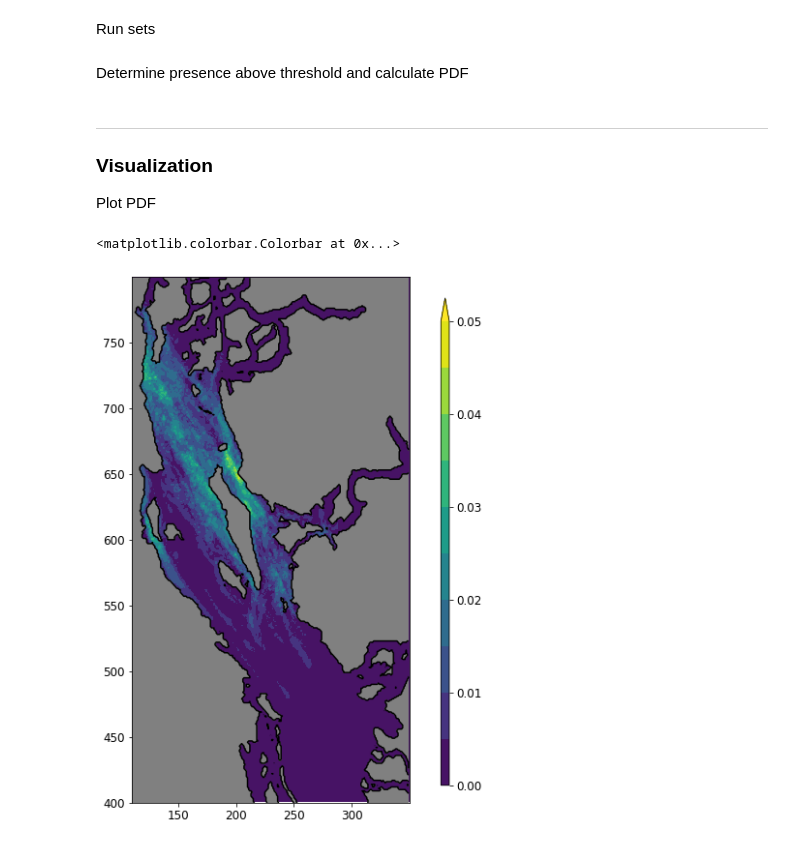
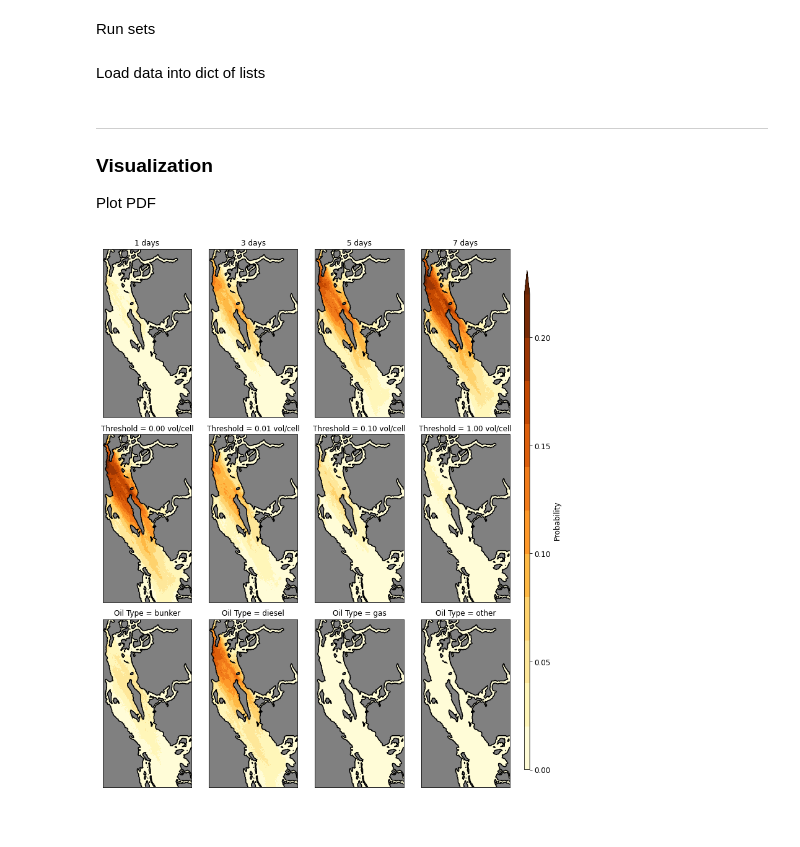
Before and after one commit to MIDOSS/Visualization, a Jupyter notebook: notebooks/viz_graham_sandbox.ipynb, the cells around one changed output. Drawn from its saved outputs; the diff is of its cells as text; code cells hidden in the pictures.

Commit message:
Updated figures in viz_graham_sandbox and added new nco scripts

```diff
--- a/notebooks/viz_graham_sandbox.ipynb
+++ b/notebooks/viz_graham_sandbox.ipynb
@@ -25,20 +27,13 @@ Parameters
 results_path = '/scratch/dlatorne/MIDOSS/runs/monte-carlo'
 
 # Slicing and plotting params
-hours = 72
 zlevel = 39
 jmin, jmax = 400, 800
 imin, imax = 110, 350
-threshold = 0
 
 # Slicing and plotting variables
 x, y = np.arange(imin, imax), np.arange(jmin, jmax)
-slc = {
-    'time': slice(None, hours),
-    'grid_z': zlevel,
-    'grid_y': slice(jmin, jmax),
-    'grid_x': slice(imin, imax),
-}
+slc = {'grid_z': zlevel, 'grid_y': slice(jmin, jmax), 'grid_x': slice(imin, imax)}
 
 # NEMO meshmask
 mask = xr.open_dataset('/home/bmoorema/MEOPAR/grid/mesh_mask201702.nc')
@@ -52,6 +47,7 @@ runsets = [
     'north_strait_2nd60',
     'north_strait_3rd150',
     'north_strait_4th122',
+    'north_strait_5th362',
 ]
 
 timestamps = [
@@ -59,10 +55,11 @@ timestamps = [
     '2021-06-12T141330',
     '2021-06-12T201317',
     '2021-06-13T143859',
+    '2021-06-14T150753',
 ]
 
-nruns = [30, 60, 150, 122]
+nruns = [30, 60, 150, 122, 362]
 # %% [markdown]
-Determine presence above threshold and calculate PDF
+Load data into dict of lists
 # %%
 # Collect individual runs across all run sets
@@ -93,16 +100,41 @@ PDF = np.concatenate(results).mean(axis=0)
 ### Visualization
 
 Plot PDF
+# %%
+ds = xr.open_dataset('/scratch/bmoorema/Results/MIDOSS_aggregated.nc')
+OilType = ds.OilType.values
 # %%
 # Plot PDF
-fig, ax = plt.subplots(figsize=(6, 10))
-c = ax.contourf(x+0.75, y+0.75, PDF, levels=np.arange(0, 0.051, 0.005), extend='max')
-ax.contourf(x, y, tmask, levels=[-0.01, 0.01], colors='Gray')
-ax.contour(x, y, tmask, levels=[-0.01, 0.01], colors='k')
-ax.set_aspect(5/4.4)
+fig, axs = plt.subplots(3, 4, figsize=(12, 16), gridspec_kw={'wspace': 0.1, 'hspace': 0.1})
 
-cax = fig.add_axes([0.92, 0.15, 0.02, 0.7])
-fig.colorbar(c, cax=cax)
+for ax, days in zip(axs[0, :], range(1, 8, 2)):
+
+    PDF = ds.OilWaterColumnOilVol_surface.sel(days=days).values.astype(bool).mean(axis=0)
+    c = ax.contourf(x+0.75, y+0.75, PDF, levels=np.arange(0, 0.221, 0.02), cmap='YlOrBr', extend='max')
+    ax.set_title(f'{days} days')
+
+for ax, threshold in zip(axs[1, :], [0, 0.01, 0.1, 1]):
+
+    PDF = (ds.OilWaterColumnOilVol_surface.sel(days=7).values > threshold).astype(bool).mean(axis=0)
+    c = ax.contourf(x+0.75, y+0.75, PDF, levels=np.arange(0, 0.221, 0.02), cmap='YlOrBr', extend='max')
+    ax.set_title(f'Threshold = {threshold:.2f} vol/cell')
+
+for ax, oiltype in zip(axs[2, :], ['bunker', 'diesel', 'gas', 'other']):
+
+    index = OilType == oiltype
+    PDF = ds.OilWaterColumnOilVol_surface.sel(days=7).values[index, ...].astype(bool).sum(axis=0) / len(index)
+    c = ax.contourf(x+0.75, y+0.75, PDF, levels=np.arange(0, 0.221, 0.02), cmap='YlOrBr', extend='max')
+    ax.set_title(f'Oil Type = {oiltype}')
+
+for ax in axs.ravel():
+    ax.contourf(x, y, tmask, levels=[-0.01, 0.01], colors='Gray')
+    ax.contour(x, y, tmask, levels=[-0.01, 0.01], colors='k')
+    ax.xaxis.set_ticks([])
+    ax.yaxis.set_ticks([])
+    ax.set_aspect(5/4.4)
+
+cax = fig.add_axes([0.92, 0.15, 0.01, 0.7])
+fig.colorbar(c, cax=cax, ticks=np.arange(0, 0.21, 0.05), label='Probability')
+#fig.savefig('/home/bmoorema/MEOPAR/midoss-visualization/figures/presence_matrix.png', bbox_inches='tight')
 # %% [output]
-<matplotlib.colorbar.Colorbar at 0x...>
-[figure, old version]
+[figure, new version]
```
Also changed, not shown: parts of 6 cells of this notebook, 2 other files.
